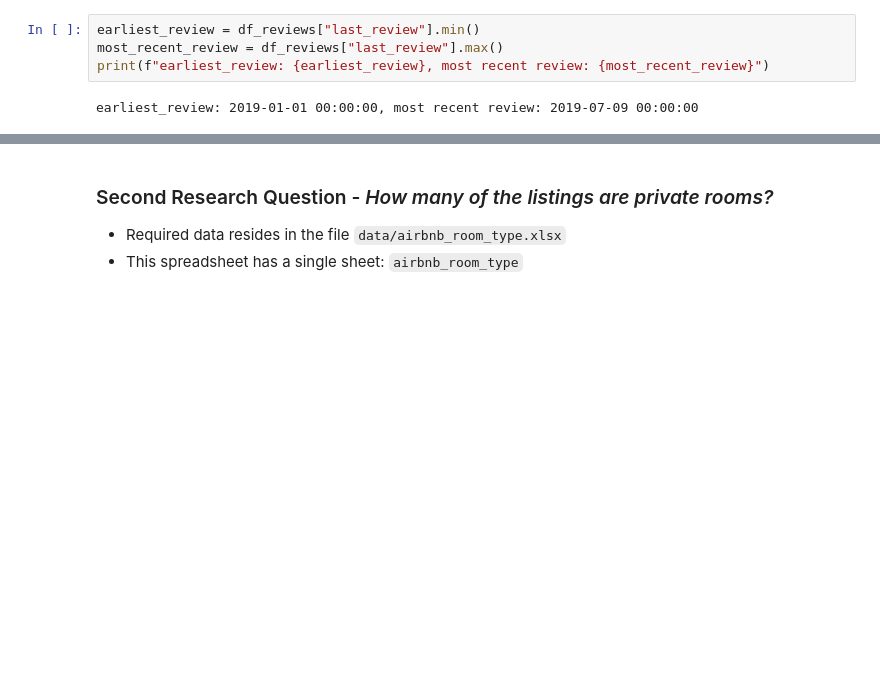
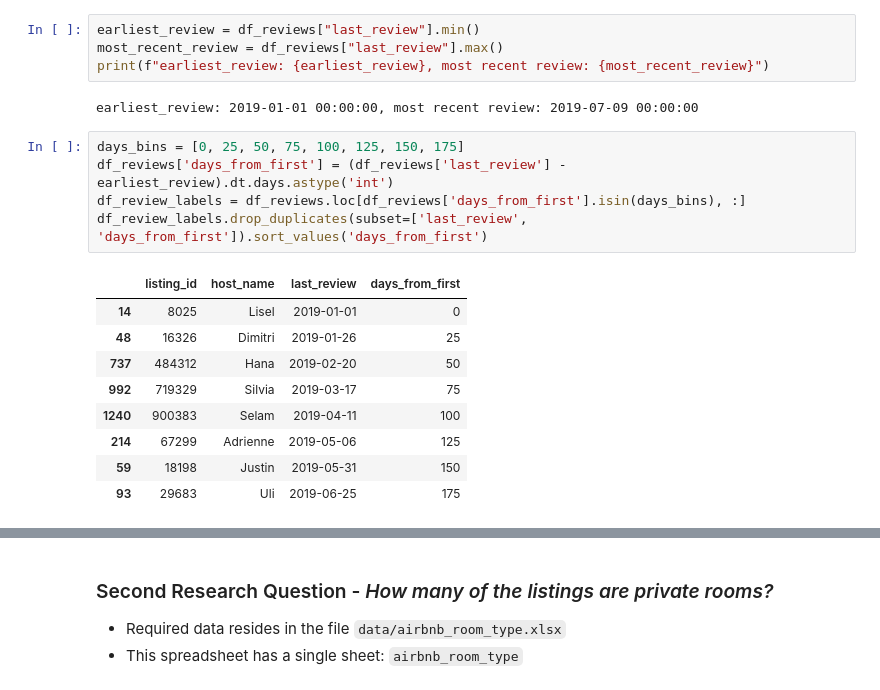
Before and after one commit to MichaelSzczepaniak/DSPortfolio, a Jupyter notebook: Airbnb_Market_Trends/ExploringAirbnbNYMarket.ipynb, the cells around one changed output, grey strips where cells are left out. Drawn from its saved outputs; the diff is of its cells as text; blank space fills up the shorter version.

```diff
--- a/Airbnb_Market_Trends/ExploringAirbnbNYMarket.ipynb
+++ b/Airbnb_Market_Trends/ExploringAirbnbNYMarket.ipynb
@@ -104,3 +106,18 @@ most_recent_review = df_reviews["last_review"].max()
 print(f"earliest_review: {earliest_review}, most recent review: {most_recent_review}")
 # %% [output]
 earliest_review: 2019-01-01 00:00:00, most recent review: 2019-07-09 00:00:00
+# %%
+days_bins = [0, 25, 50, 75, 100, 125, 150, 175]
+df_reviews['days_from_first'] = (df_reviews['last_review'] - earliest_review).dt.days.astype('int')
+df_review_labels = df_reviews.loc[df_reviews['days_from_first'].isin(days_bins), :]
+df_review_labels.drop_duplicates(subset=['last_review', 'days_from_first']).sort_values('days_from_first')
+# %% [output]
+|  | listing_id | host_name | last_review | days_from_first |
+| 14 | 8025 | Lisel | 2019-01-01 | 0 |
+| 48 | 16326 | Dimitri | 2019-01-26 | 25 |
+| 737 | 484312 | Hana | 2019-02-20 | 50 |
+| 992 | 719329 | Silvia | 2019-03-17 | 75 |
+| 1240 | 900383 | Selam | 2019-04-11 | 100 |
+| 214 | 67299 | Adrienne | 2019-05-06 | 125 |
+| 59 | 18198 | Justin | 2019-05-31 | 150 |
+| 93 | 29683 | Uli | 2019-06-25 | 175 |
```
Also changed, not shown: parts of 3 cells of this notebook, 2 other files.
